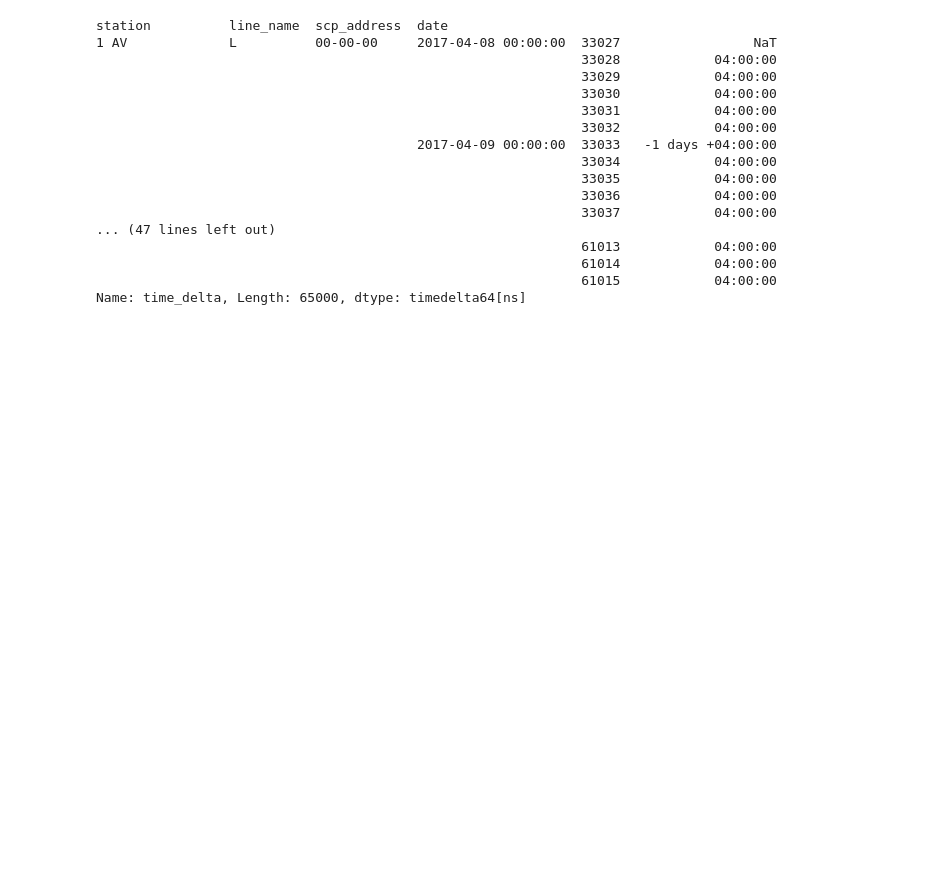
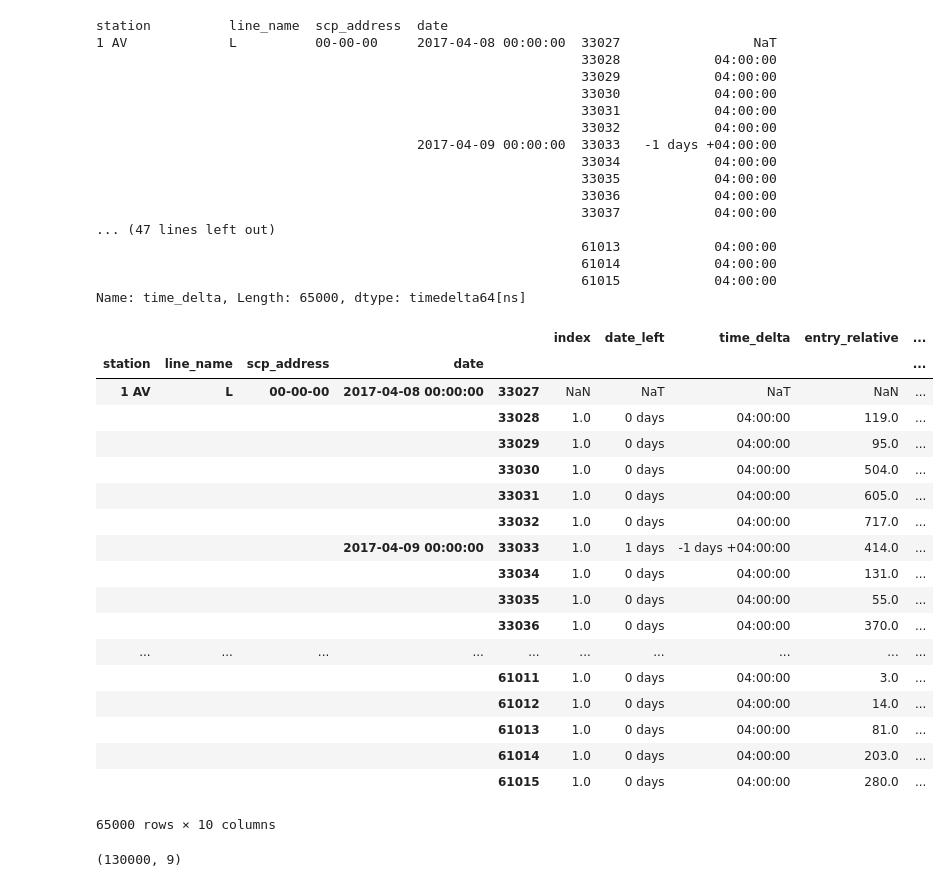
Before and after one commit to jeremyrchow/metis_proj_1, a Jupyter notebook: processed_data/DifferencesNotebook.ipynb, the cells around one changed output. Cells and saved outputs as stored; diff of their text form; code cells hidden in the pictures; blank space fills up the shorter version.

```diff
--- a/processed_data/DifferencesNotebook.ipynb
+++ b/processed_data/DifferencesNotebook.ipynb
@@ -118,7 +118,32 @@ station          line_name  scp_address  date
 Name: time_delta, Length: 65000, dtype: timedelta64[ns]
 # %%
 df_sample_with_deltas  = df_differences.join(df_sample.set_index('index'), on='index', how='left', lsuffix='_left', rsuffix='_right')
-df_sample_with_deltas.reset_index()
+# df_sample_with_deltas = pd.concat([df_sample, df_differences],axis = 0)
+#df_sample_with_deltas.reset_index()
 #df_sample_with_deltas['entry_relative'] = df_differences.iloc[:,3]
 # = df_differences.iloc[:,2]
-df_sample_with_deltas.drop(columns = ['date_left','index','time_delta_right'],inplace=True)
+df_sample_with_deltas
+# %% [output]
+|  |  |  |  |  | index | date_left | time_delta | entry_relative | ... |
+| station | line_name | scp_address | date |  |  |  |  |  | ... |
+| 1 AV | L | 00-00-00 | 2017-04-08 00:00:00 | 33027 | NaN | NaT | NaT | NaN | ... |
+|  |  |  |  | 33028 | 1.0 | 0 days | 04:00:00 | 119.0 | ... |
+|  |  |  |  | 33029 | 1.0 | 0 days | 04:00:00 | 95.0 | ... |
+|  |  |  |  | 33030 | 1.0 | 0 days | 04:00:00 | 504.0 | ... |
+|  |  |  |  | 33031 | 1.0 | 0 days | 04:00:00 | 605.0 | ... |
+|  |  |  |  | 33032 | 1.0 | 0 days | 04:00:00 | 717.0 | ... |
+|  |  |  | 2017-04-09 00:00:00 | 33033 | 1.0 | 1 days | -1 days +04:00:00 | 414.0 | ... |
+|  |  |  |  | 33034 | 1.0 | 0 days | 04:00:00 | 131.0 | ... |
+|  |  |  |  | 33035 | 1.0 | 0 days | 04:00:00 | 55.0 | ... |
+|  |  |  |  | 33036 | 1.0 | 0 days | 04:00:00 | 370.0 | ... |
+| ... | ... | ... | ... | ... | ... | ... | ... | ... | ... |
+|  |  |  |  | 61011 | 1.0 | 0 days | 04:00:00 | 3.0 | ... |
+|  |  |  |  | 61012 | 1.0 | 0 days | 04:00:00 | 14.0 | ... |
+|  |  |  |  | 61013 | 1.0 | 0 days | 04:00:00 | 81.0 | ... |
+|  |  |  |  | 61014 | 1.0 | 0 days | 04:00:00 | 203.0 | ... |
+|  |  |  |  | 61015 | 1.0 | 0 days | 04:00:00 | 280.0 | ... |
+65000 rows × 10 columns
+# %%
+df_sample_with_deltas.shape
+# %% [output]
+(130000, 9)
```
Also changed, not shown: parts of 9 cells of this notebook.
